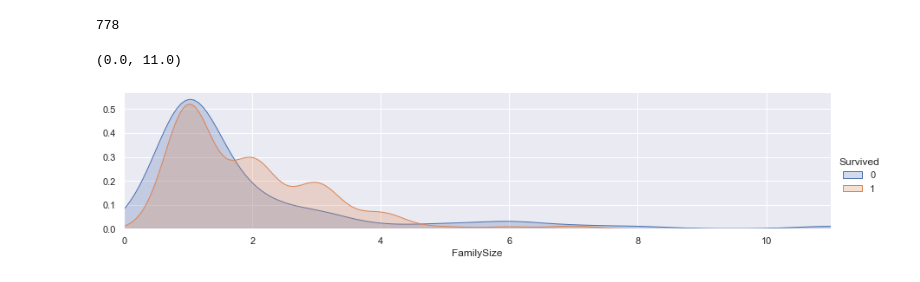
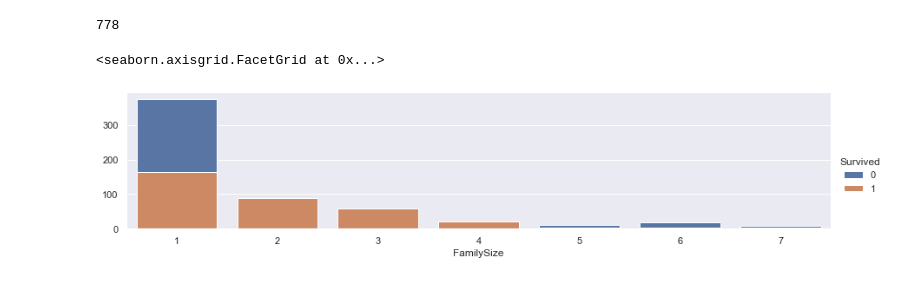
Before and after one commit to CSKIM999/ML-study, a Jupyter notebook: TF/new_titanic.ipynb, the cells around one changed output. Saved outputs shown, nothing was run; the diff lists cells and outputs as text; code cells hidden in the pictures.

```diff
--- a/TF/new_titanic.ipynb
+++ b/TF/new_titanic.ipynb
@@ -342,16 +344,16 @@ test['FamilySize'] = test['SibSp']+test['Parch'] + 1
 # %%
 # def facet(variable):
 #     facet = sns.FacetGrid(train,hue='Survived',aspect=4)
 #     facet.map(sns.kdeplot,variable,shade=True)
 #     facet.set(xlim=(0,train[variable].max()))
 #     facet.add_legend()
 
 # facet('FamilySize')
 facet = sns.FacetGrid(train,hue='Survived',aspect=4)
-facet.map(sns.kdeplot,'FamilySize',shade=True)
-facet.set(xlim=(0,train['FamilySize'].max()))
+facet.map(sns.countplot,'FamilySize')
+# facet.set(xlim=(0,train['FamilySize'].max()))
 facet.add_legend()
-plt.xlim(0)
+# plt.xlim(0)
 # %% [output]
-(0.0, 11.0)
+<seaborn.axisgrid.FacetGrid at 0x...>
-[figure, old version]
+[figure, new version]
```
Also changed, not shown: parts of 12 cells of this notebook.
